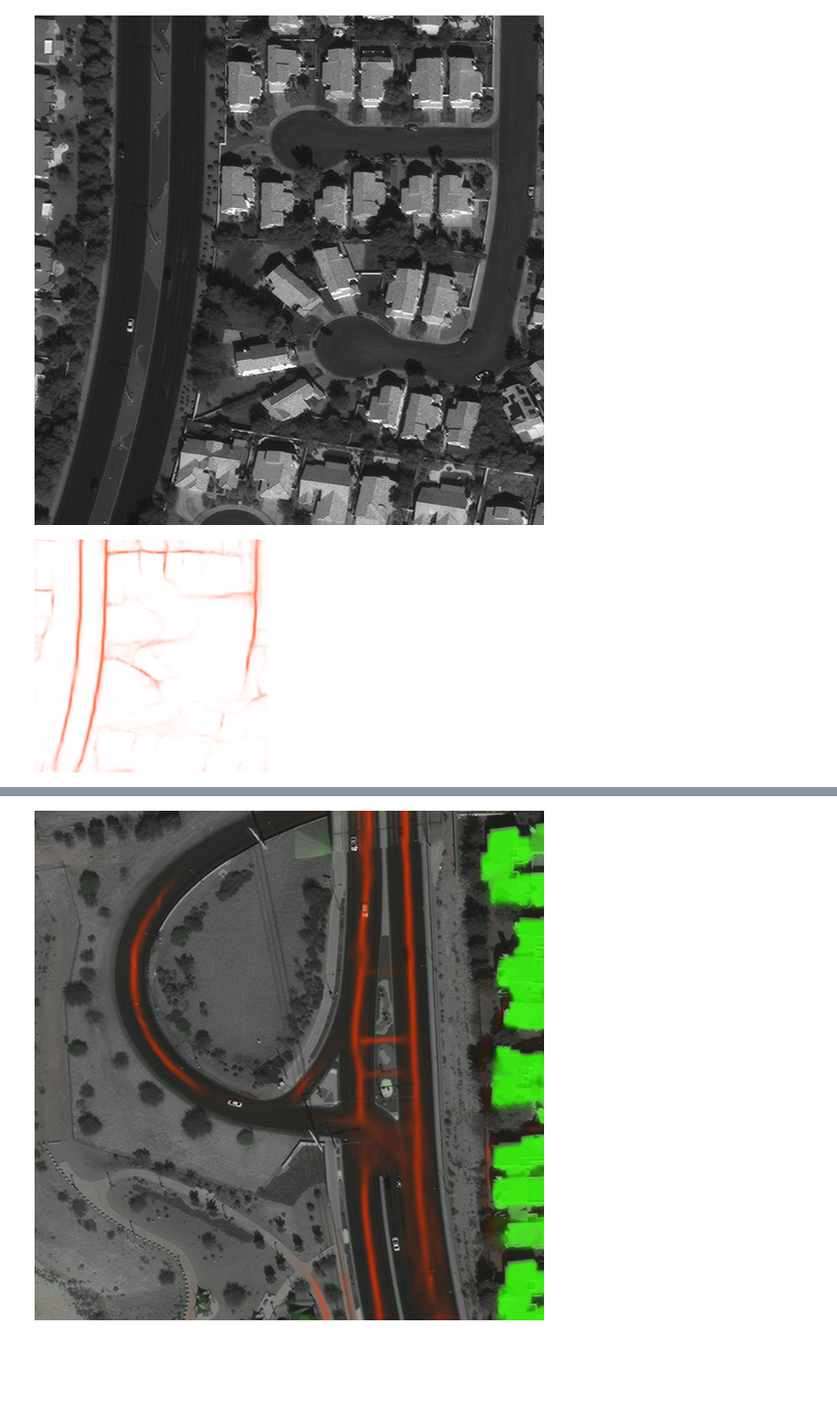
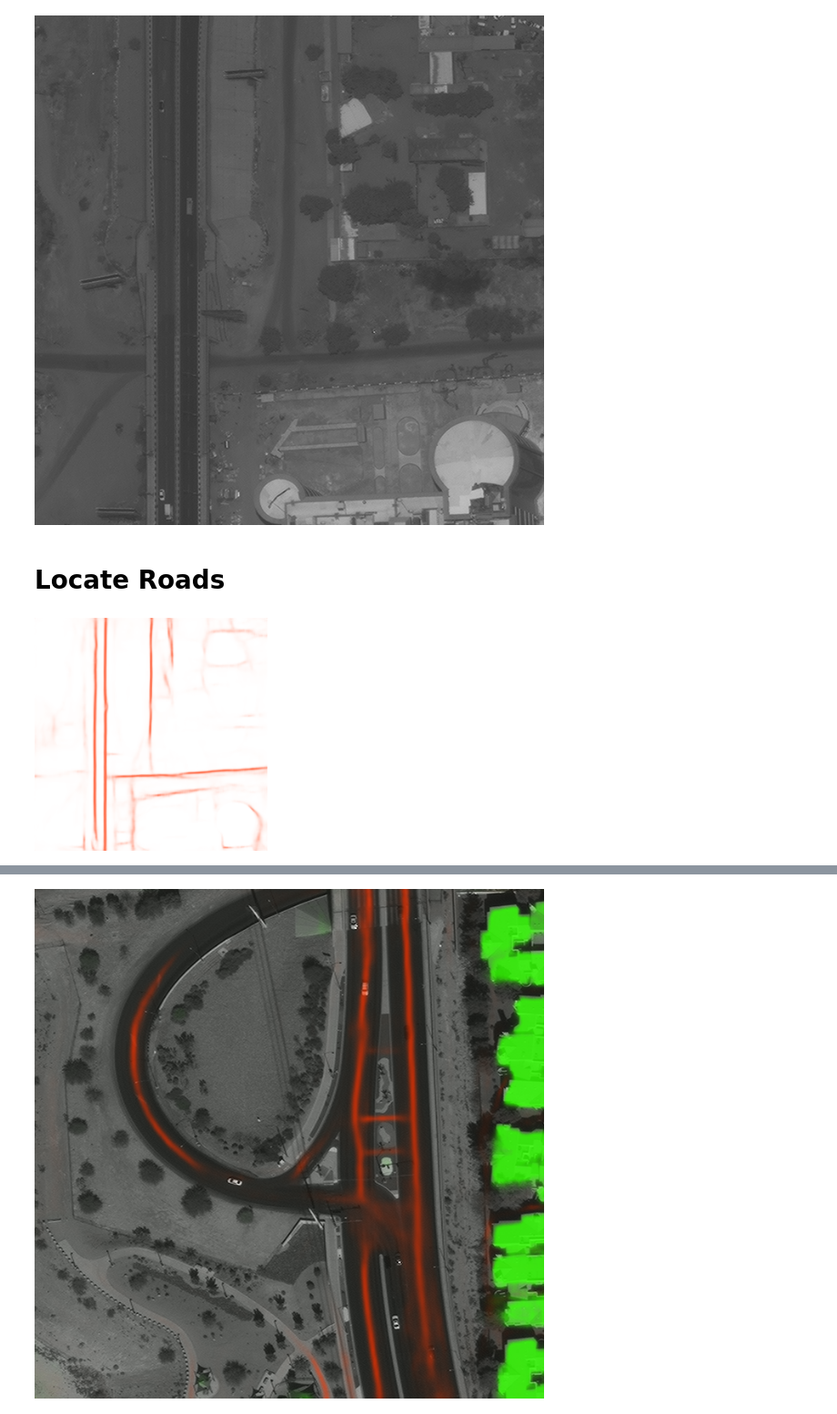
Before and after one commit to tparker35/UNET, a Jupyter notebook: CombinePredict.ipynb, the cells around one changed output, grey strips where cells are left out. Shown at 91% size. Saved outputs shown, nothing was run; the diff lists cells and outputs as text; code cells hidden in the pictures; blank space fills up the shorter version.

```diff
--- a/CombinePredict.ipynb
+++ b/CombinePredict.ipynb
@@ -9,17 +9,19 @@ modelB = unet()
 modelB.load_weights("/data/droppy/Humphries_Bragg_Weights.hdf5")
 # %%
 path = '/data/droppy/Images/Bldg/PAN-PNG/'
-pic = 'PAN_AOI_2_Vegas_img1016.png'
+pic = 'PAN_AOI_5_Khartoum_img1001.png'
 
 PANImg = Image.open(path+pic)
 PANImg
 # %% [output]
-[figure, old version]
+[figure, new version]
+# %% [markdown]
+# Locate Roads
 # %%
 maskImgR = getMaskR(path+pic)
 maskImgR
 # %% [output]
-[figure, old version]
+[figure, new version]
 # %%
 compR = displayPrediction(maskImgR,path+pic)
 compR
```
Also changed, not shown: parts of 4 cells of this notebook, 1 other file.
